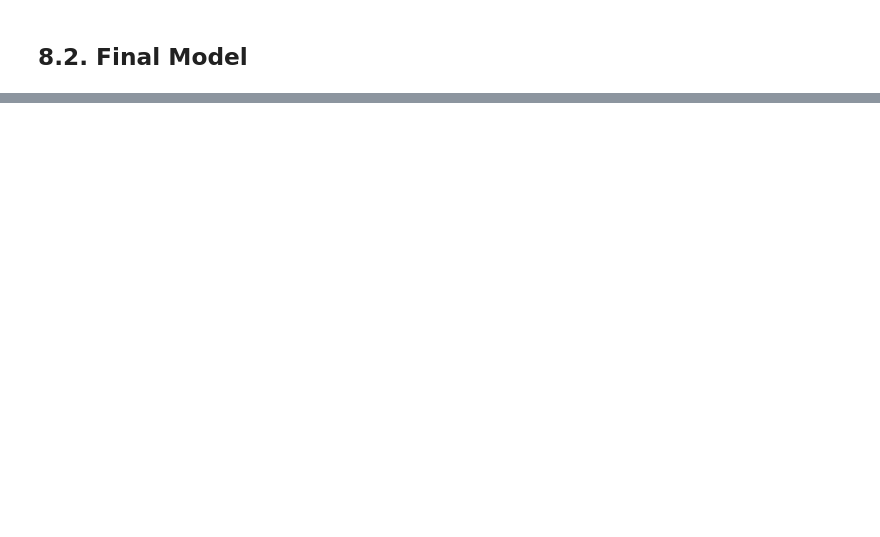
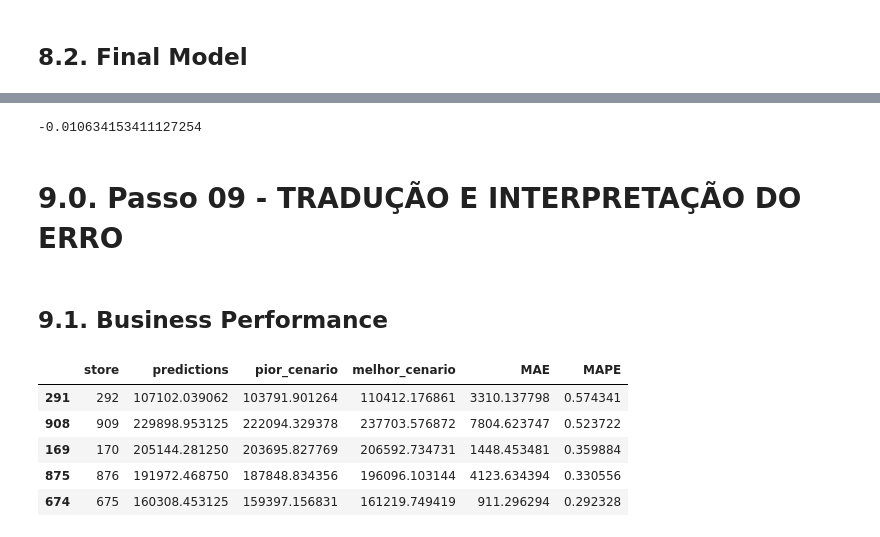
Before and after one commit to TiagoTuk/ds_producao, a Jupyter notebook: store_sales_prediction.ipynb, the cells around one changed output, grey strips where cells are left out. Drawn from its saved outputs; the diff is of its cells as text; code cells hidden in the pictures; blank space fills up the shorter version.

```diff
--- a/store_sales_prediction.ipynb
+++ b/store_sales_prediction.ipynb
@@ -1313,0 +1333,5 @@ xbg_result_tuned
+# %%
+mpe = mean_percentage_error( np.expm1( y_test ), np.expm1( yhat_xgb_tuned ) )
+mpe
+# %% [output]
+-0.010634153411127254
@@ -1313,0 +1340,2 @@ xbg_result_tuned
+# %% [markdown]
+# 9.0. Passo 09 - TRADUÇÃO E INTERPRETAÇÃO DO ERRO
@@ -1313,0 +1348,2 @@ xbg_result_tuned
+# %% [markdown]
+## 9.1. Business Performance
@@ -1313,0 +1368,9 @@ xbg_result_tuned
+# %%
+df92.sort_values( 'MAPE', ascending=False ).head()
+# %% [output]
+|  | store | predictions | pior_cenario | melhor_cenario | MAE | MAPE |
+| 291 | 292 | 107102.039062 | 103791.901264 | 110412.176861 | 3310.137798 | 0.574341 |
+| 908 | 909 | 229898.953125 | 222094.329378 | 237703.576872 | 7804.623747 | 0.523722 |
+| 169 | 170 | 205144.281250 | 203695.827769 | 206592.734731 | 1448.453481 | 0.359884 |
+| 875 | 876 | 191972.468750 | 187848.834356 | 196096.103144 | 4123.634394 | 0.330556 |
+| 674 | 675 | 160308.453125 | 159397.156831 | 161219.749419 | 911.296294 | 0.292328 |
```
Also changed, not shown: parts of 21 cells of this notebook.
